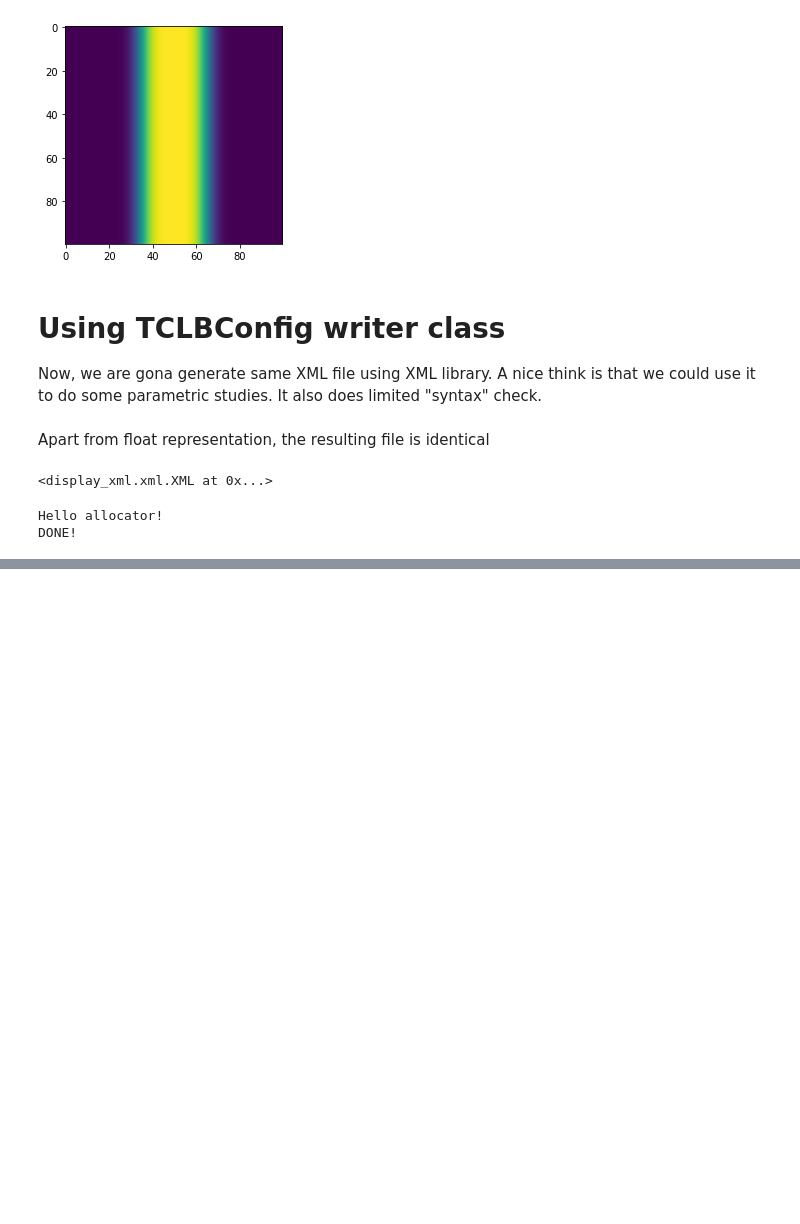
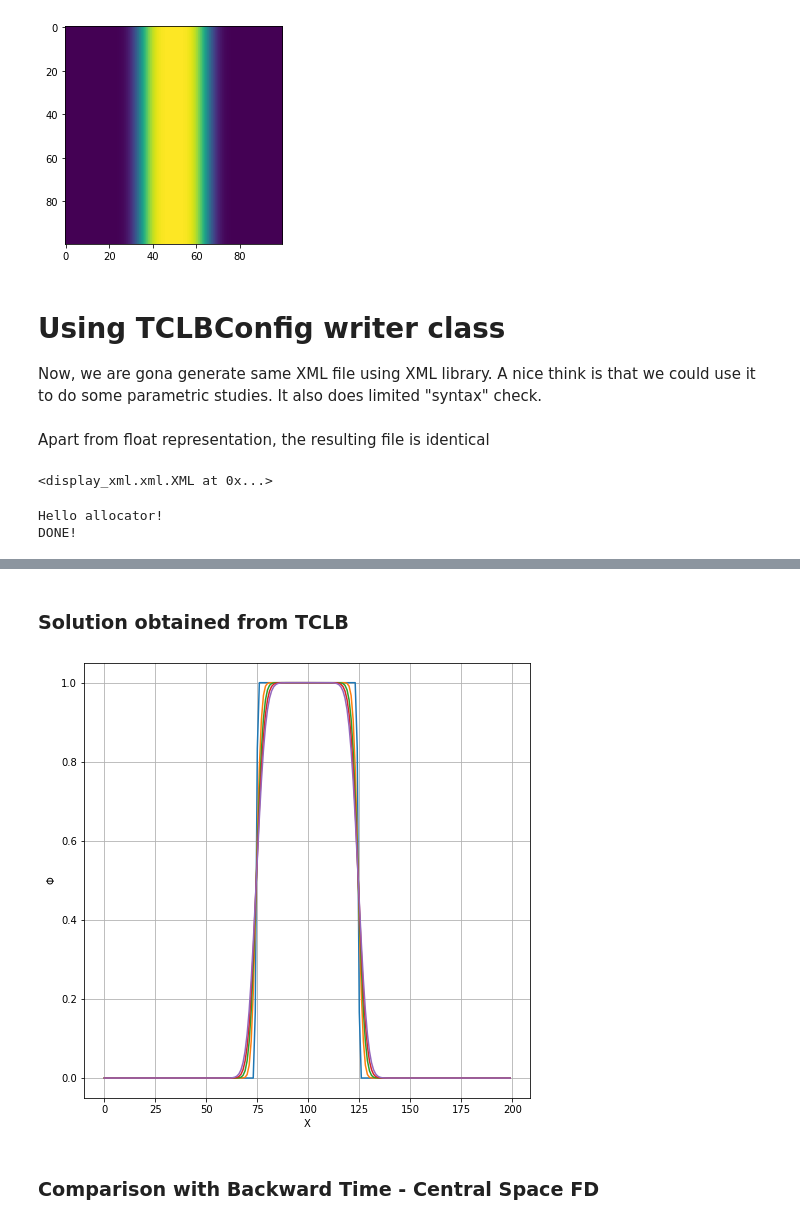
Before and after one commit to mdzik/TCLB_binder, a Jupyter notebook: example/SimpleDIffusionInTCLB.ipynb, the cells around one changed output, grey strips where cells are left out. Saved outputs shown, nothing was run; the diff lists cells and outputs as text; code cells hidden in the pictures; blank space fills up the shorter version.

```diff
--- a/example/SimpleDIffusionInTCLB.ipynb
+++ b/example/SimpleDIffusionInTCLB.ipynb
@@ -168,0 +372,20 @@ plt.ylabel(r'$\Phi$');
+# %% [markdown]
+### Solution obtained from TCLB
+# %%
+TimeSteps2 = list()
+
+for i in range(0,200,10):
+    f = h5py.File('./output/run_HDF5_%08d.h5'%i)
+    TimeSteps2.append(f['DRE_1'][0,:,:])
+
+TimeSteps2 = np.array(TimeSteps2)
+
+plt.figure(figsize=(8,8))
+plt.plot(TimeSteps2[:5,25,:].T, '-');
+plt.grid(which='both');
+plt.xlabel('X');
+plt.ylabel(r'$\Phi$');
+# %% [output]
+[figure, added]
+# %% [markdown]
+### Comparison with Backward Time - Central Space FD
```
Also changed, not shown: parts of 29 cells of this notebook.
